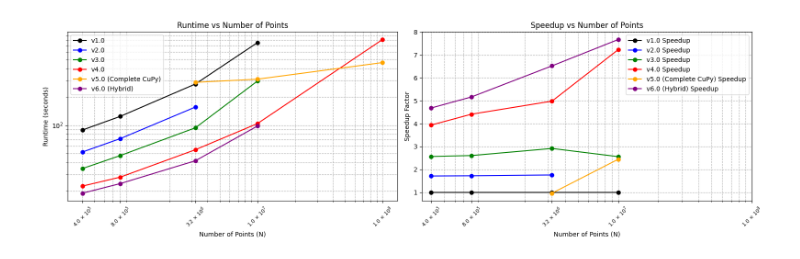
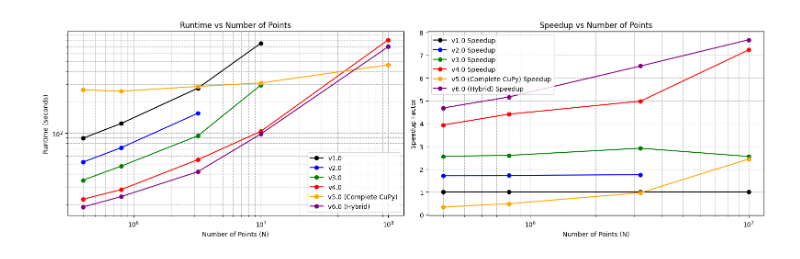
Before and after one commit to ut-padas/affini, a Jupyter notebook: docs/speedup.ipynb, the cells around one changed output. Cells and saved outputs as stored; diff of their text form; code cells hidden in the pictures.

```diff
--- a/docs/speedup.ipynb
+++ b/docs/speedup.ipynb
@@ -5,12 +5,12 @@ import pandas as pd
 
 f = 7
 version_times_vs_n = [
-    [400_000, 89, 52, 34.7, 22.6, np.nan, 19.0],
-    [800_000, 124, 72, 47.6, 28.1, np.nan, 24],
+    [400_000, 89, 52, 34.7, 22.6, 264, 19.0],
+    [800_000, 124, 72, 47.6, 28.1, 256, 24],
     [3_200_000, 274, 156, 94, 55.0, 285, 42],
     [10_000_000, 752, np.nan, 294, 104, 308, 98],
-    [100_000_000, np.nan, np.nan, np.nan, 811, 462, np.nan],
-    # [1_000_000_000, np.nan, np.nan, np.nan, 800 * f, 300 * f],
+    [100_000_000, np.nan, np.nan, np.nan, 811, 462, 695],
+    # [1_000_000_000, np.nan, np.nan, np.nan, 800 * f, 300 * f, 600 * f],
 ]
 labels = ["N", "v1.0", "v2.0", "v3.0", "v4.0", "v5.0 (Complete CuPy)", "v6.0 (Hybrid)"]
 speed_baseline_col = "v1.0"
@@ -38,8 +38,8 @@ ax1.set_xscale("log")
 ax1.set_yscale("log")
 
 # Force specific x-ticks to show
-xticks = [4e5, 8e5, 1.6e6, 3.2e6, 6.4e6, 1e7]
-xticks = df["N"].tolist()
+# xticks = [4e5, 8e5, 1.6e6, 3.2e6, 6.4e6, 1e7]
+# xticks = df["N"].tolist()
 
 
 def x_ticks_helper(vals: list[float]) -> list[str]:
@@ -54,43 +54,43 @@ def x_ticks_helper(vals: list[float]) -> list[str]:
     return labels
 
 
-ax1.set_xticks(xticks)
-ax1.set_xticklabels(
-    x_ticks_helper(xticks),
-    rotation=45,
-    fontsize=8,
-)
+# ax1.set_xticks(xticks)
+# ax1.set_xticklabels(
+#     x_ticks_helper(xticks),
+#     rotation=45,
+#     fontsize=8,
+# )
 
 ax1.set_xlabel("Number of Points (N)")
 ax1.set_ylabel("Runtime (seconds)")
 ax1.set_title("Runtime vs Number of Points")
 ax1.grid(True, which="both", ls="--")
 ax1.legend()
 
 # Loop over
 for i, version in enumerate(versions):
     speedup_col = f"speedup_{version}"
     ax2.plot(
         df["N"],
         df[speedup_col],
         marker="o",
         label=f"{version} Speedup",
         color=colors[i],
     )
 
 ax2.set_xscale("log")
-ax2.set_xticks(xticks)
-ax2.set_xticklabels(
-    x_ticks_helper(xticks),
-    rotation=45,
-    fontsize=8,
-)
+# ax2.set_xticks(xticks)
+# ax2.set_xticklabels(
+#     x_ticks_helper(xticks),
+#     rotation=45,
+#     fontsize=8,
+# )
 ax2.set_xlabel("Number of Points (N)")
 ax2.set_ylabel("Speedup Factor")
 ax2.set_title("Speedup vs Number of Points")
 ax2.grid(True, which="both", ls="--")
 ax2.legend()
 
 plt.tight_layout()
 # %% [output]
-[figure, old version]
+[figure, new version]
```
Also changed, not shown: 1 other file.
